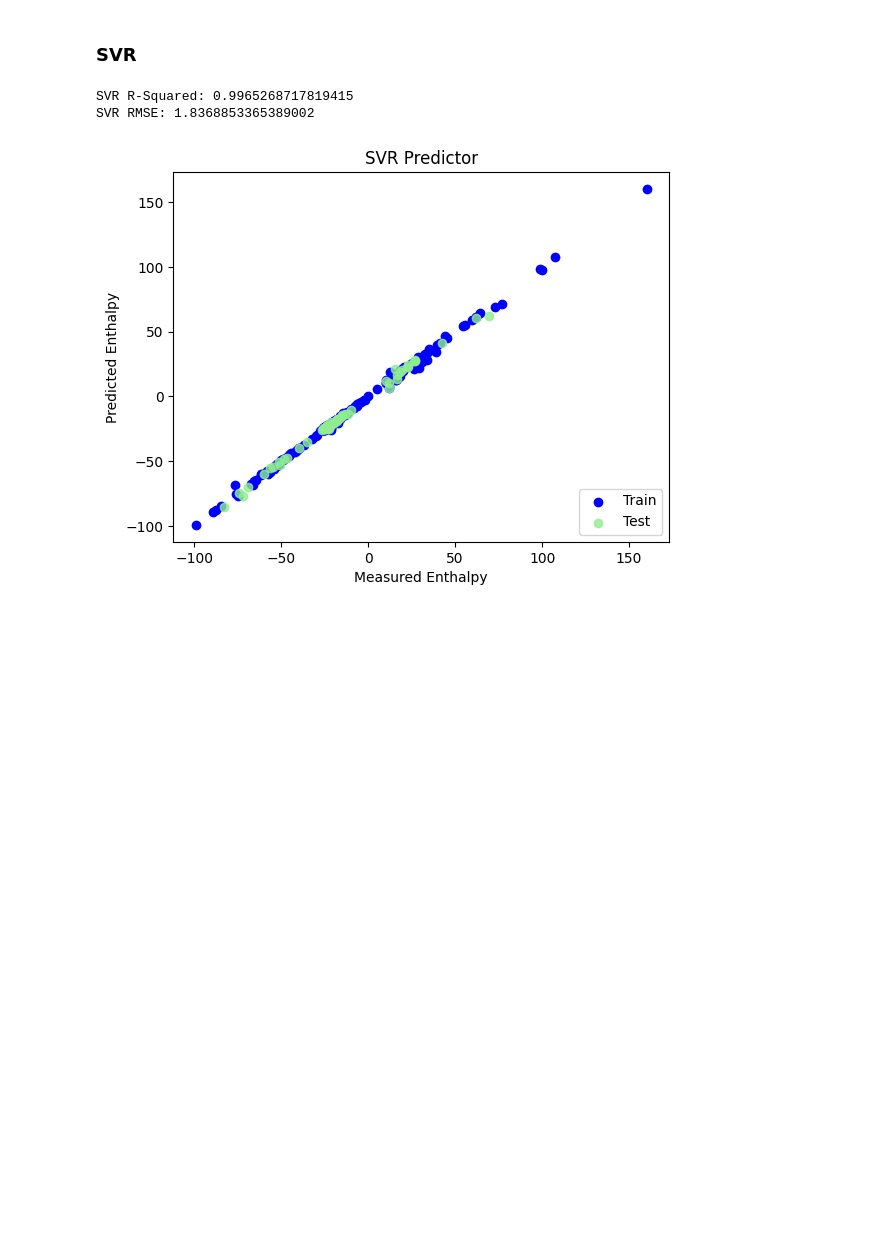
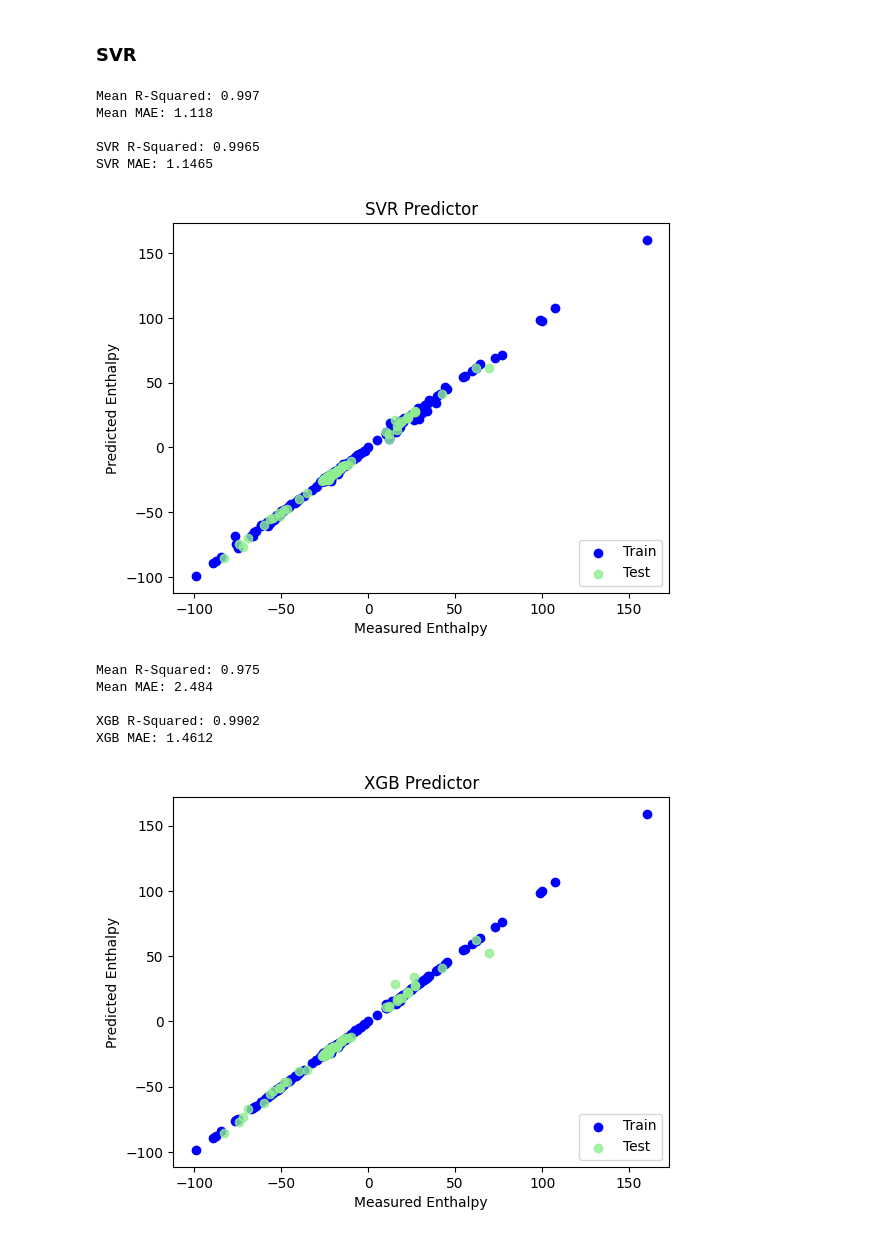
Before and after one commit to tracehhh/NTU-CM4044-ML-Mini-project-2, a Jupyter notebook: CM4044 Project 2.ipynb, the cells around one changed output. Cells and saved outputs as stored; diff of their text form; code cells hidden in the pictures; blank space fills up the shorter version.

Commit message:
modifies predictor variables used and adds xgboost

```diff
--- a/CM4044 Project 2.ipynb
+++ b/CM4044 Project 2.ipynb
@@ -86,24 +109,88 @@ from sklearn.svm import SVR
 
 np.random.seed(0)
 svr = SVR(kernel='linear')
+
+# Cross validation
+cv_results = cross_validate(
+    svr,
+    X_train,
+    y_train,
+    cv=kf,
+    scoring={'r2': 'r2', 'mae': 'neg_mean_absolute_error'},
+    return_train_score=True
+)
+
+# print("Cross-validation R-Squared (test):", cv_results['test_r2'])
+# print("Cross-validation MAE (test):", -cv_results['test_mae'])
+print(f"Mean R-Squared: {np.mean(cv_results['test_r2']):.3f}")
+print(f"Mean MAE: {-np.mean(cv_results['test_mae']):.3f}\n")
+
 svr.fit(X_train, y_train)
 y_pred_svr = svr.predict(X_test)
 
 #model evaluation
 r2_svr = r2_score(y_test, y_pred_svr)
-rmse_svr = np.sqrt(mean_squared_error(y_test, y_pred_svr))
-print(f"SVR R-Squared: {r2_svr}")
-print(f"SVR RMSE: {rmse_svr}")
+mae_svr = mean_absolute_error(y_test, y_pred_svr)
+print(f"SVR R-Squared: {(r2_svr):.4f}")
+print(f"SVR MAE: {(mae_svr):.4f}")
 
-plt.scatter(y_train,svr.predict(X_train), label = 'Train', c='blue')
+plt.scatter(y_train, svr.predict(X_train), label = 'Train', c='blue')
 plt.title('SVR Predictor')
 plt.xlabel('Measured Enthalpy')
 plt.ylabel('Predicted Enthalpy')
-plt.scatter(y_test,svr.predict(X_test),c='lightgreen', label='Test', alpha = 0.8)
+plt.scatter(y_test, svr.predict(X_test),c='lightgreen', label='Test', alpha = 0.8)
 plt.legend(loc=4)
 #plt.savefig('SVR Predictor.png', dpi=300)
 plt.show()
 # %% [output]
-SVR R-Squared: 0.9965268717819415
-SVR RMSE: 1.8368853365389002
+Mean R-Squared: 0.997
+Mean MAE: 1.118
+
+SVR R-Squared: 0.9965
+SVR MAE: 1.1465
 [figure]
+# %%
+import xgboost as xgb
+
+np.random.seed(0)
+xg = xgb.XGBRegressor(random_state=0, n_estimators=200, learning_rate=0.05)
+
+# Cross validation
+cv_results = cross_validate(
+    xg,
+    X_train,
+    y_train,
+    cv=kf,
+    scoring={'r2': 'r2', 'mae': 'neg_mean_absolute_error'},
+    return_train_score=True
+)
+
+# print("Cross-validation R-Squared (test):", cv_results['test_r2'])
+# print("Cross-validation MAE (test):", -cv_results['test_mae'])
+print(f"Mean R-Squared: {np.mean(cv_results['test_r2']):.3f}")
+print(f"Mean MAE: {-np.mean(cv_results['test_mae']):.3f}\n")
+
+xg.fit(X_train, y_train)
+y_pred_xgb = xg.predict(X_test)
+
+#model evaluation
+r2_xgb = r2_score(y_test, y_pred_xgb)
+mae_xgb = mean_absolute_error(y_test, y_pred_xgb)
+print(f"XGB R-Squared: {(r2_xgb):.4f}")
+print(f"XGB MAE: {(mae_xgb):.4f}")
+
+plt.scatter(y_train, xg.predict(X_train), label = 'Train', c='blue')
+plt.title('XGB Predictor')
+plt.xlabel('Measured Enthalpy')
+plt.ylabel('Predicted Enthalpy')
+plt.scatter(y_test, xg.predict(X_test),c='lightgreen', label='Test', alpha = 0.8)
+plt.legend(loc=4)
+#plt.savefig('XGB Predictor.png', dpi=300)
+plt.show()
+# %% [output]
+Mean R-Squared: 0.975
+Mean MAE: 2.484
+
+XGB R-Squared: 0.9902
+XGB MAE: 1.4612
+[figure, added]
```
Also changed, not shown: parts of 3 cells of this notebook.
